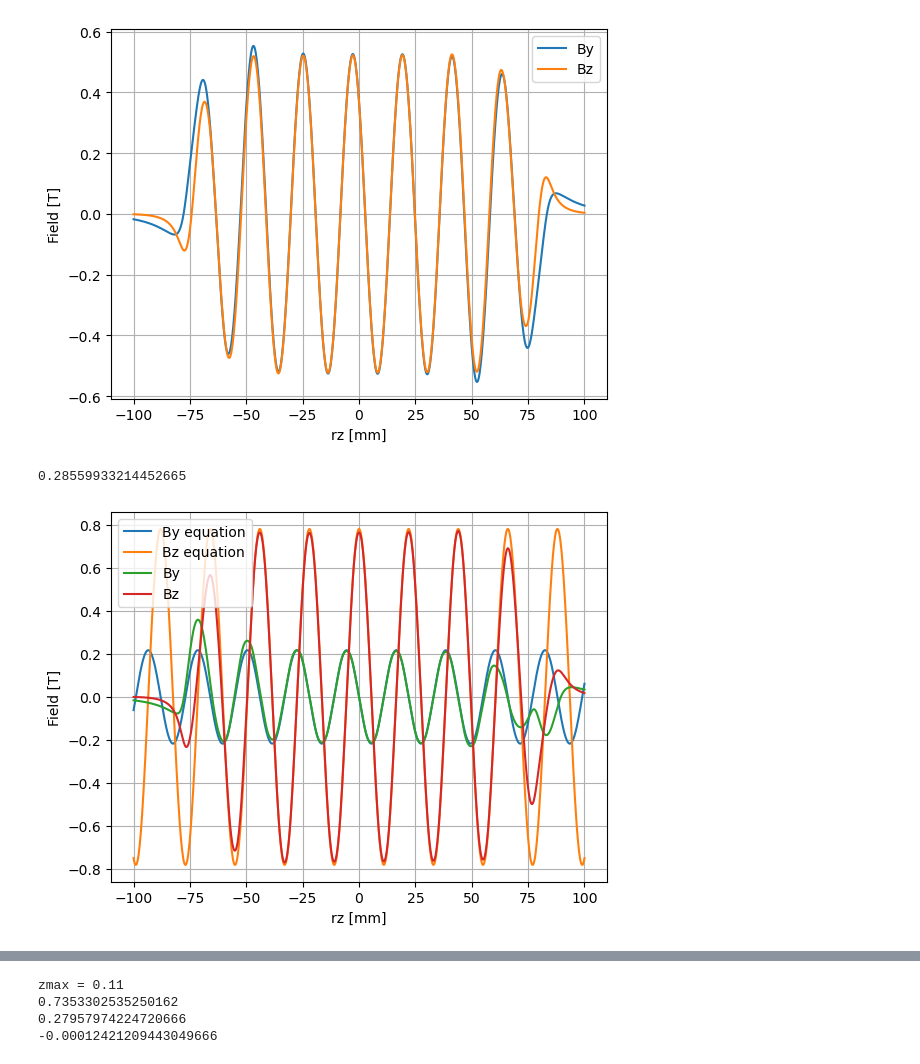
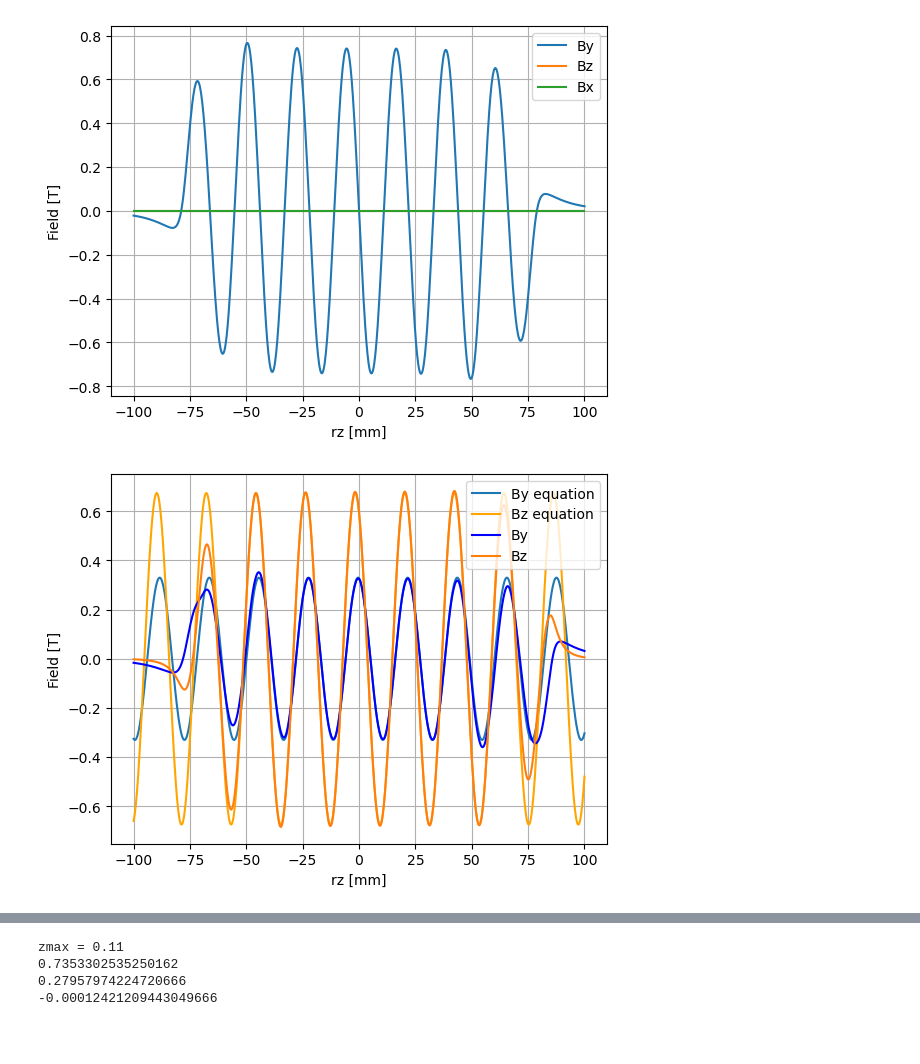
Before and after one commit to lnls-fac/idanalysis-old, a Jupyter notebook: scripts/ids_tests/Roll-off_tests.ipynb, the cells around one changed output, grey strips where cells are left out. Cells and saved outputs as stored; diff of their text form; code cells hidden in the pictures; blank space fills up the shorter version.

```diff
--- a/scripts/ids_tests/Roll-off_tests.ipynb
+++ b/scripts/ids_tests/Roll-off_tests.ipynb
@@ -126,7 +126,8 @@ rz = np.linspace(-100, 100, 801)
 rx = np.linspace(-10, 10, 4*81)
 ry = np.linspace(-3, 3, 25)
 # %%
-kyma = generate_radia_model(phase=0, width=30)
+width=30
+kyma = generate_radia_model(phase=0, width=width)
 # for block in kyma.cassettes_ref['cs'].blocks:
     # block.magnetization = ([1e-9, 0, 0])
 # for block in kyma.cassettes_ref['ci'].blocks:
@@ -135,37 +136,47 @@ kyma = generate_radia_model(phase=0, width=30)
 # print(mag_dict)
 # kyma.create_radia_object(magnetization_dict=mag_dict)
 # %%
-kyma.dp = 5.5
+kyma.dp = 0
 bx, by, bz = get_field_on_axis(kyma, rz, x=0, y=0, plot_flag=False)
 # plt.plot(rz, bx, label='Bx')
 plt.plot(rz, by, label='By')
 plt.plot(rz, bz, label='Bz')
+plt.plot(rz, bx, label='Bx')
 plt.xlabel('rz [mm]')
 plt.ylabel('Field [T]')
 plt.legend()
 plt.grid()
 plt.show()
 # %% [output]
-[figure, old version]
+[figure, new version]
 # %%
-dp = 11
-y=-1
+period = 22
+width = 200
+dp = 8
+y=0.5
+x=1
 kyma.dp = dp
 bx, by, bz = get_field_on_axis(kyma, rz, x=0, y=y, plot_flag=False)
 b0 = 0.75
-kz = 2*np.pi/22
-print(kz)
-by_eq = -b0/2*(np.exp(-kz*y)*np.sin(kz*rz)+np.exp(kz*y)*np.sin(kz*rz-kz*dp))
-bz_eq = b0/2*(np.exp(-kz*y)*np.cos(kz*rz)-np.exp(kz*y)*np.cos(kz*rz-kz*dp))
-plt.plot(rz, by_eq, label='By equation')
-plt.plot(rz, bz_eq, label='Bz equation')
-plt.plot(rz, by, label='By')
-plt.plot(rz, bz, label='Bz')
+kz = 2*np.pi/period
+kx = 2*np.pi/width
+ky = 2*np.pi*np.sqrt(4*period**2+width**2)/(period*width)
+# by_eq = -b0/2*(np.exp(-kz*y)*np.sin(kz*rz)+np.exp(kz*y)*np.sin(kz*rz-kz*dp))
+# bz_eq = b0/2*(np.exp(-kz*y)*np.cos(kz*rz)-np.exp(kz*y)*np.cos(kz*rz-kz*dp))
+by_eq = -b0/2*np.cos(kx*x)*(np.exp(-ky*y)*np.sin(kz*rz)+np.exp(ky*y)*np.sin(kz*rz-kz*dp))
+bx_eq = kx/ky*b0/2*np.sin(kx*x)*(np.exp(-ky*y)*np.sin(kz*rz)-np.exp(ky*y)*np.sin(kz*rz-kz*dp))
+bz_eq = kz/ky*b0/2*np.cos(kx*x)*(np.exp(-ky*y)*np.cos(kz*rz)-np.exp(ky*y)*np.cos(kz*rz-kz*dp))
+
+plt.plot(rz, by_eq, color='C0', label='By equation')
+# plt.plot(rz, bx_eq, label='Bx equation')
+plt.plot(rz, bz_eq, color='orange', label='Bz equation')
+plt.plot(rz, by, color='b', label='By')
+# plt.plot(rz, bx, label='Bx')
+plt.plot(rz, bz, color='C1', label='Bz')
 plt.xlabel('rz [mm]')
 plt.ylabel('Field [T]')
 plt.legend()
 plt.grid()
 plt.show()
 # %% [output]
-0.28559933214452665
-[figure, old version]
+[figure, new version]
```
Also changed, not shown: parts of 1 cell of this notebook, 9 other files.
